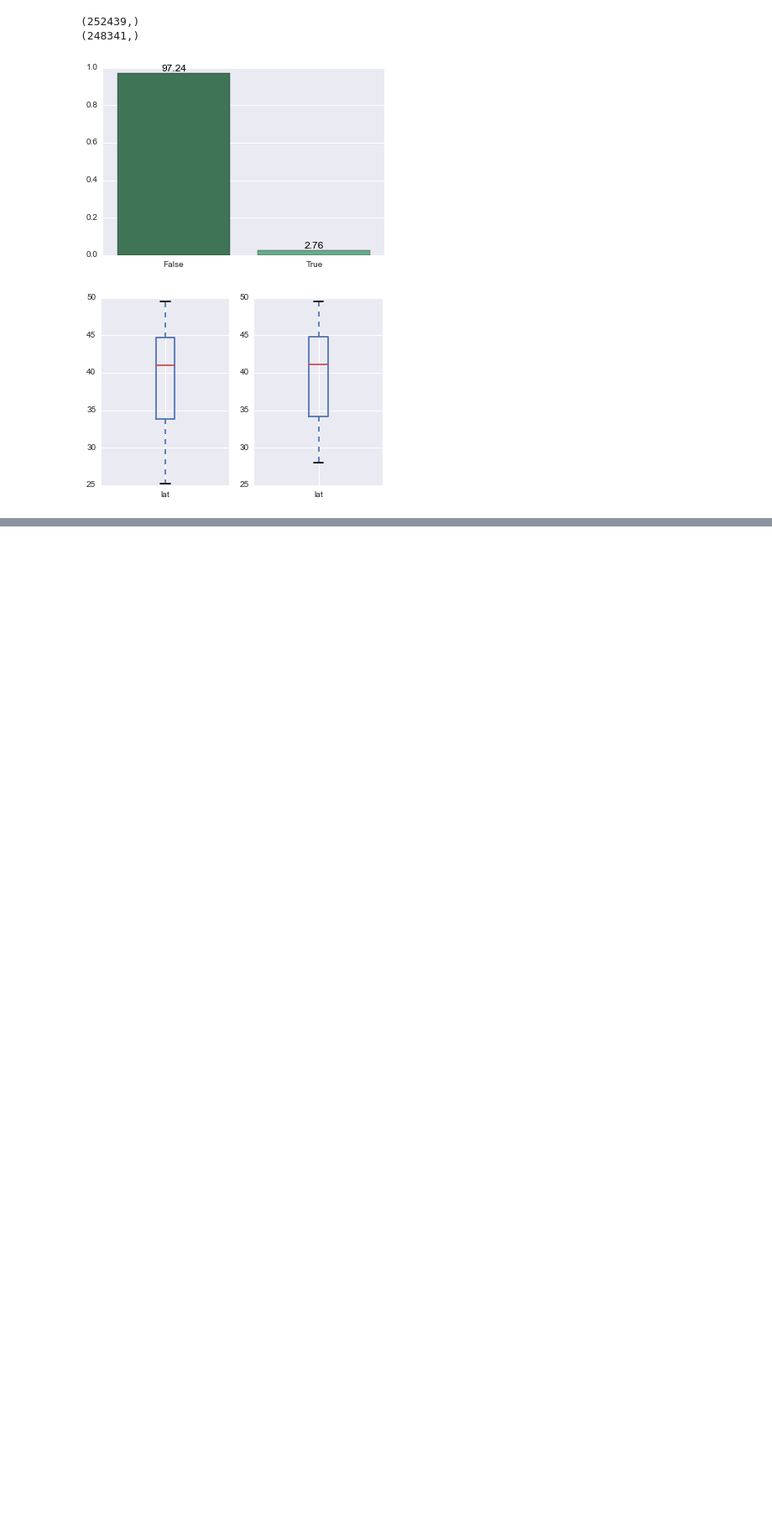
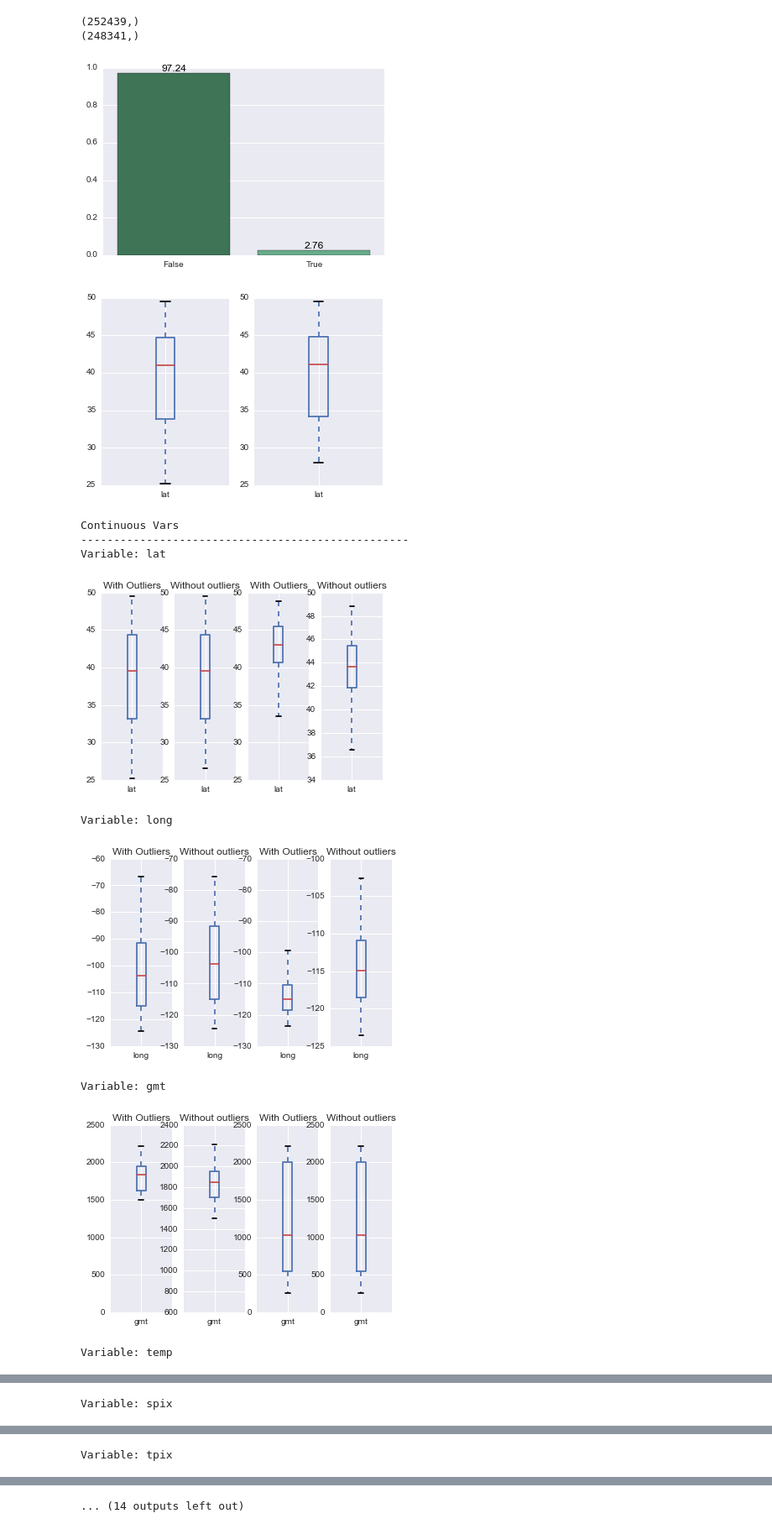
Before and after one commit to sallamander/forest-fires, a Jupyter notebook: code/eda-viz/in_proj/distribution_exploration.ipynb, the cells around one changed output, grey strips where cells are left out. Shown at 84% size. Saved outputs shown, nothing was run; the diff lists cells and outputs as text; code cells hidden in the pictures; blank space fills up the shorter version.

Commit message:
Complete plotting of distributions

```diff
--- a/code/eda-viz/in_proj/distribution_exploration.ipynb
+++ b/code/eda-viz/in_proj/distribution_exploration.ipynb
@@ -67,6 +68,38 @@ plot_var_dist(fires_df_2012['urban_areas_bool'], categorical=True)
 [figure]
 # %%
 # Testing out the plot_var_dist function for a continuous variable.
-plot_var_dist(fires_df_2012['lat'])
+f, axes = plt.subplots(1, 2)
+plot_var_dist(fires_df_2012['lat'], ax=axes[0:2])
 # %% [output]
 [figure]
+# %%
+def check_dists(year):
+    df = read_df(year)
+    print 'Continuous Vars'
+    print '-' * 50
+    for var in continous_vars:
+        print 'Variable: {}'.format(var)
+        f, axes = plt.subplots(1, 4)
+        plot_var_dist(df.query('fire_bool == 0')[var], ax=axes[0:2], show=False)
+        plot_var_dist(df.query('fire_bool == 1')[var], ax=axes[2:], show=False)
+        plt.show()
+    print 'Categorical Vars'
+    print '-' * 50
+    for var in categorical_vars:
+        print 'Variable {}'.format(var)
+        f, axes = plt.subplots(1, 2)
+        plot_var_dist(df.query('fire_bool == 0')[var], categorical=True, ax=axes[0], show=False)
+        plot_var_dist(df.query('fire_bool == 1')[var], categorical=True, ax=axes[1], show=False)
+        plt.show()
+# %%
+check_dists(2012)
+# %% [output]
+Continuous Vars
+--------------------------------------------------
+Variable: lat
+[figure, added]
+Variable: long
+[figure, added]
+Variable: gmt
+[figure, added]
+Variable: temp
@@ -72,0 +107 @@ plot_var_dist(fires_df_2012['lat'])
+Variable: spix
@@ -72,0 +109 @@ plot_var_dist(fires_df_2012['lat'])
+Variable: tpix
@@ -72,0 +111 @@ plot_var_dist(fires_df_2012['lat'])
+... (14 outputs left out)
```
Also changed, not shown: parts of 5 cells of this notebook.
